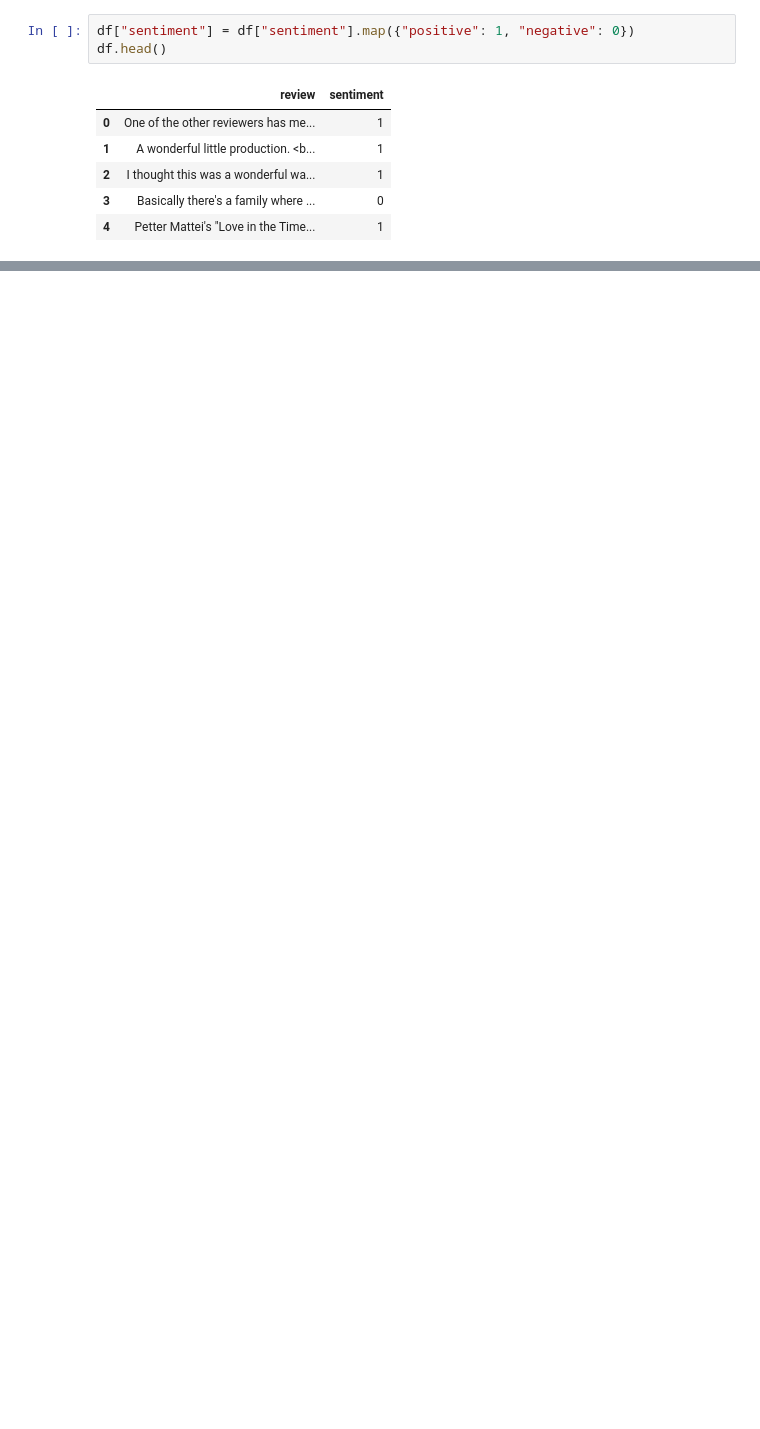
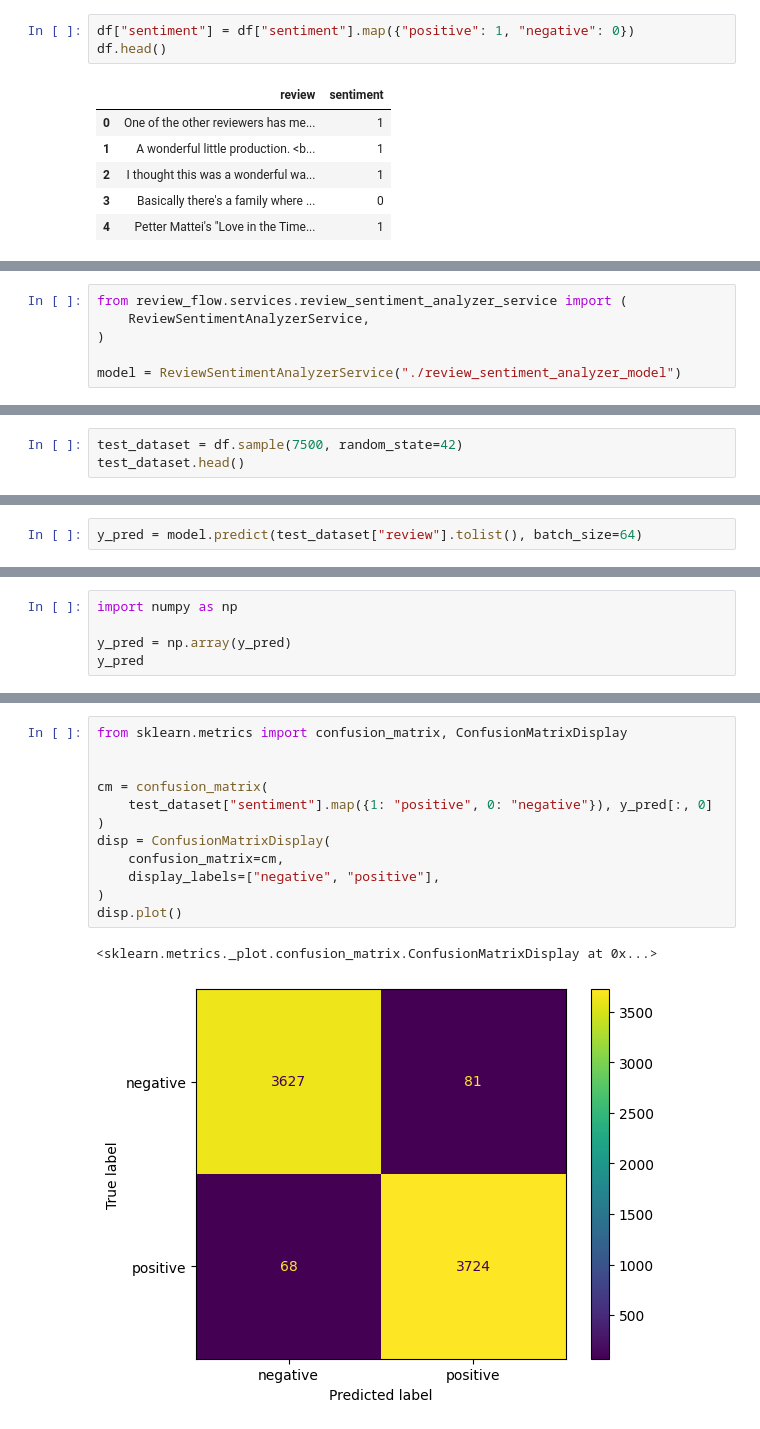
Before and after one commit to gabrielziegler3/ReviewFlow, a Jupyter notebook: review_sentiment.ipynb, the cells around one changed output, grey strips where cells are left out. Saved outputs shown, nothing was run; the diff lists cells and outputs as text; blank space fills up the shorter version.

Commit message:
chore(ml-model): add evaluation of model on notebook

```diff
--- a/review_sentiment.ipynb
+++ b/review_sentiment.ipynb
@@ -132,0 +189,6 @@ You should probably TRAIN this model on a down-stream task to be able to use it
+# %%
+from review_flow.services.review_sentiment_analyzer_service import (
+    ReviewSentimentAnalyzerService,
+)
+
+model = ReviewSentimentAnalyzerService("./review_sentiment_analyzer_model")
@@ -132,0 +211,3 @@ You should probably TRAIN this model on a down-stream task to be able to use it
+# %%
+test_dataset = df.sample(7500, random_state=42)
+test_dataset.head()
@@ -132,0 +221,2 @@ You should probably TRAIN this model on a down-stream task to be able to use it
+# %%
+y_pred = model.predict(test_dataset["review"].tolist(), batch_size=64)
@@ -132,0 +231,5 @@ You should probably TRAIN this model on a down-stream task to be able to use it
+# %%
+import numpy as np
+
+y_pred = np.array(y_pred)
+y_pred
@@ -132,0 +262,15 @@ You should probably TRAIN this model on a down-stream task to be able to use it
+# %%
+from sklearn.metrics import confusion_matrix, ConfusionMatrixDisplay
+
+
+cm = confusion_matrix(
+    test_dataset["sentiment"].map({1: "positive", 0: "negative"}), y_pred[:, 0]
+)
+disp = ConfusionMatrixDisplay(
+    confusion_matrix=cm,
+    display_labels=["negative", "positive"],
+)
+disp.plot()
+# %% [output]
+<sklearn.metrics._plot.confusion_matrix.ConfusionMatrixDisplay at 0x...>
+[figure, added]
```
Also changed, not shown: parts of 16 cells of this notebook.
